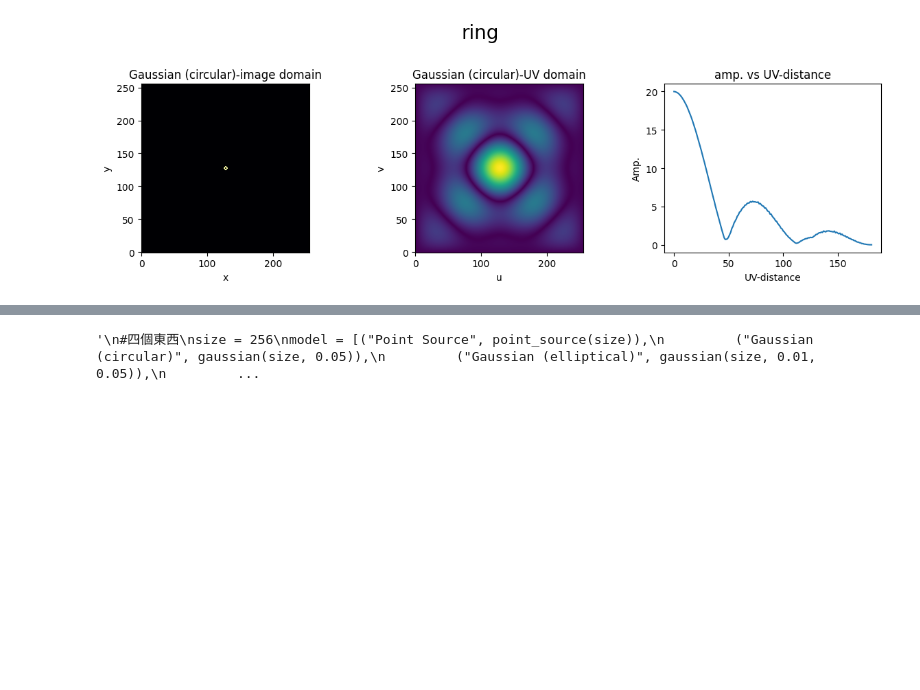
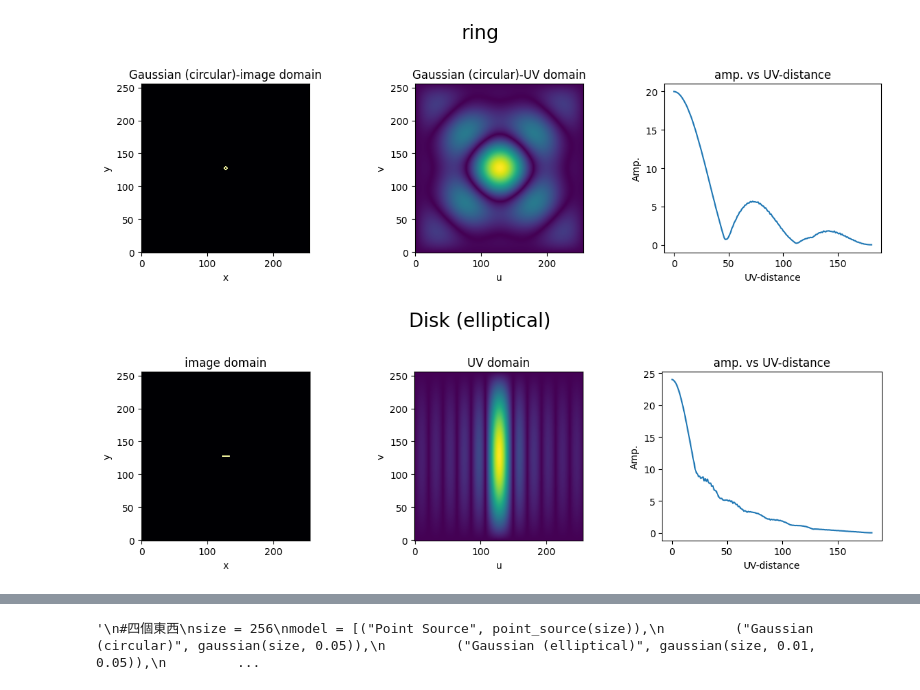
Before and after one commit to 000RF/intensity-and-visibility, a Jupyter notebook: intensity_visibility.ipynb, the cells around one changed output, grey strips where cells are left out. Cells and saved outputs as stored; diff of their text form; code cells hidden in the pictures; blank space fills up the shorter version.

Commit message:
add elliptical ring and elliptical disk

```diff
--- a/intensity_visibility.ipynb
+++ b/intensity_visibility.ipynb
@@ -30,6 +30,14 @@ def disk(size, radius):
     Z = (R <= radius).astype(float)
     return Z
 
+    #elliptical disk
+def elliptical_disk(size, a, b):
+    x = np.linspace(-1, 1, size)
+    y = np.linspace(-1, 1, size)
+    X, Y = np.meshgrid(x, y)
+    Z = ((X**2 / a**2 + Y**2 / b**2) <= 1).astype(float)
+    return Z
+
 #ring
 def ring(size, inner_radius, outer_radius):
     x = np.linspace(-1, 1, size)
@@ -38,6 +46,15 @@ def ring(size, inner_radius, outer_radius):
     R = np.sqrt(X**2 + Y**2)
     Z = ((R >= inner_radius) & (R<= outer_radius)).astype(float)
     return Z
+
+    #elliptical_ring
+def elliptical_ring(size, a, b, r_in, r_out):
+    x = np.linspace(-1, 1, size)
+    y = np.linspace(-1, 1, size)
+    X, Y = np.meshgrid(x, y)
+    R2 = X**2 / a**2 + Y**2 / b**2
+    Z = ((R2 >= r_in**2) & (R2 <= r_out**2)).astype(float)
+    return Z
 # %%
 #畫圖
 
@@ -278,3 +299,51 @@ plt.tight_layout(rect=[0, 0, 1, 0.96])
 plt.show()
 # %% [output]
 [figure]
+# %%
+#橢圓環
+
+fig, axs = plt.subplots(1,3 ,figsize=(12, 4))
+
+#參數可調整（長軸,短軸）
+img = elliptical_disk(size, 0.05, 0.01)
+
+plt.suptitle("Disk (elliptical)", fontsize=20)
+
+axs[0].imshow(img, origin="lower", cmap="inferno")
+axs[0].set_title("image domain")
+axs[0].set_xlabel("x")
+axs[0].set_ylabel("y")
+
+#FT
+vis_img = fftshift(fft2(img))
+amplitude = np.abs(vis_img)
+
+axs[1].imshow(amplitude, origin="lower", cmap="viridis")
+axs[1].set_title("UV domain")
+axs[1].set_xlabel("u")
+axs[1].set_ylabel("v")
+
+#uv-distance
+u = np.arange(-size //2, size //2)
+U, V = np.meshgrid(u, u)
+uv_dist = np.sqrt(U**2 + V**2).astype(int)
+max_dist = uv_dist.max()
+amp_profile = np.zeros(max_dist + 1)
+counts = np.zeros(max_dist + 1)
+
+for r in range(max_dist + 1):
+    mask = (uv_dist == r)
+    amp_profile[r] = amplitude[mask].sum()
+    counts[r] = mask.sum()
+
+amp_profile /= counts
+
+axs[2].plot(amp_profile)
+axs[2].set_title("amp. vs UV-distance")
+axs[2].set_xlabel("UV-distance")
+axs[2].set_ylabel("Amp.")
+
+plt.tight_layout(rect=[0, 0, 1, 0.96])
+plt.show()
+# %% [output]
+[figure, added]
```
Also changed, not shown: parts of 5 cells of this notebook, 1 other file.
